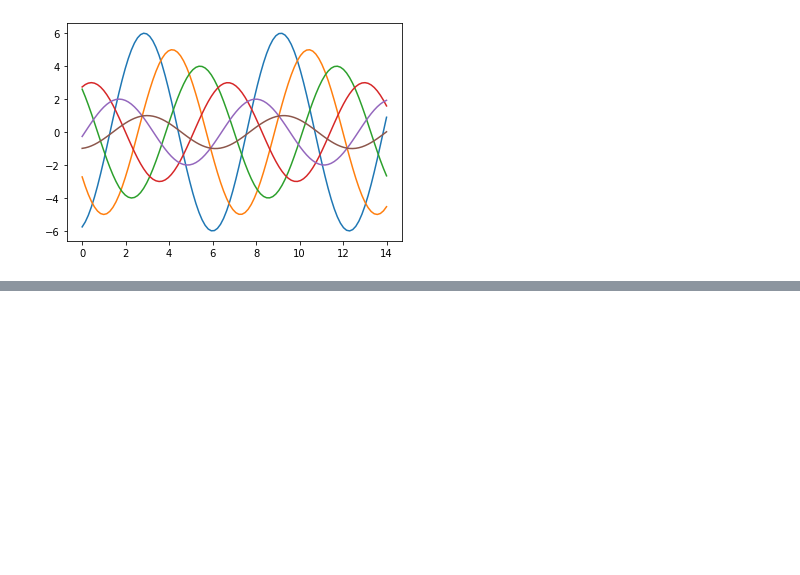
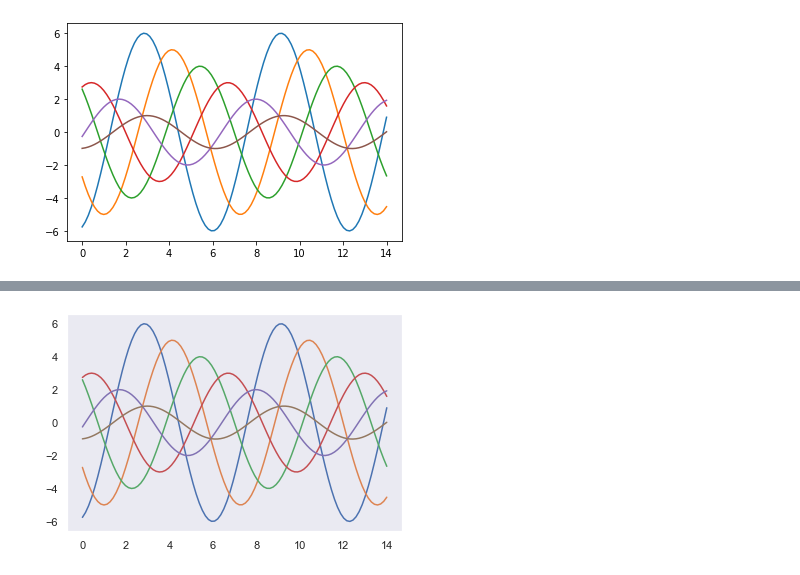
Before and after one commit to lixixi89055465/py_stu, a Jupyter notebook: tangyudi/base/seaborn/seaborn-01.ipynb, the cells around one changed output, grey strips where cells are left out. Cells and saved outputs as stored; diff of their text form; code cells hidden in the pictures; blank space fills up the shorter version.

```diff
--- a/tangyudi/base/seaborn/seaborn-01.ipynb
+++ b/tangyudi/base/seaborn/seaborn-01.ipynb
@@ -14,0 +35,5 @@ sinplot()
+# %%
+sns.set_style('dark')
+sinplot()
+# %% [output]
+[figure, added]
```
Also changed, not shown: parts of 13 cells of this notebook.
